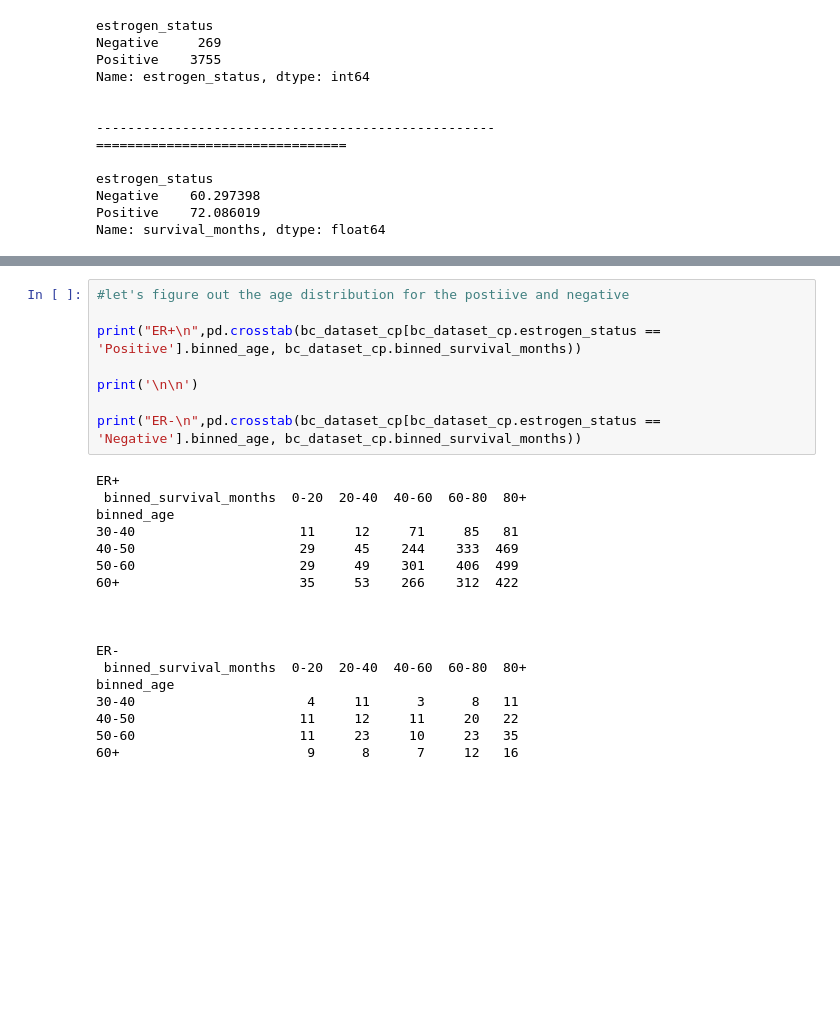
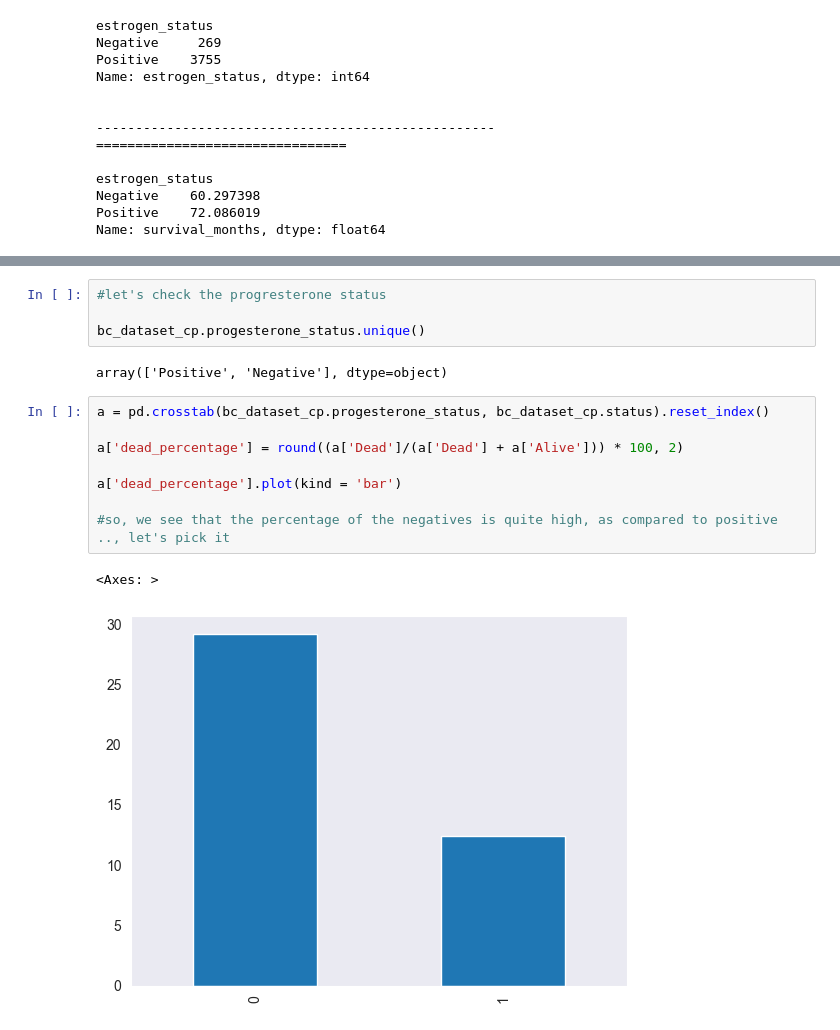
Before and after one commit to richwej/eda_projects, a Jupyter notebook: Project 2 - Breast Cancer/breast_cancer_eda.ipynb, the cells around one changed output, grey strips where cells are left out. Saved outputs shown, nothing was run; the diff lists cells and outputs as text; blank space fills up the shorter version.

```diff
--- a/Project 2 - Breast Cancer/breast_cancer_eda.ipynb
+++ b/Project 2 - Breast Cancer/breast_cancer_eda.ipynb
@@ -455,29 +457,20 @@ Negative    72.023697
 Positive    74.375138
 Name: survival_months, dtype: float64
 [figure]
-# %%
-#let's figure out the age distribution for the postiive and negative
-
-print("ER+\n",pd.crosstab(bc_dataset_cp[bc_dataset_cp.estrogen_status == 'Positive'].binned_age, bc_dataset_cp.binned_survival_months))
-
-print('\n\n')
-
-print("ER-\n",pd.crosstab(bc_dataset_cp[bc_dataset_cp.estrogen_status == 'Negative'].binned_age, bc_dataset_cp.binned_survival_months))
-# %% [output]
-ER+
- binned_survival_months  0-20  20-40  40-60  60-80  80+
-binned_age
-30-40                     11     12     71     85   81
-40-50                     29     45    244    333  469
-50-60                     29     49    301    406  499
-60+                       35     53    266    312  422
-
-
-
-ER-
- binned_survival_months  0-20  20-40  40-60  60-80  80+
-binned_age
-30-40                      4     11      3      8   11
-40-50                     11     12     11     20   22
-50-60                     11     23     10     23   35
-60+                        9      8      7     12   16
+# %%
+#let's check the progresterone status
+
+bc_dataset_cp.progesterone_status.unique()
+# %% [output]
+array(['Positive', 'Negative'], dtype=object)
+# %%
+a = pd.crosstab(bc_dataset_cp.progesterone_status, bc_dataset_cp.status).reset_index()
+
+a['dead_percentage'] = round((a['Dead']/(a['Dead'] + a['Alive'])) * 100, 2)
+
+a['dead_percentage'].plot(kind = 'bar')
+
+#so, we see that the percentage of the negatives is quite high, as compared to positive .., let's pick it
+# %% [output]
+<Axes: >
+[figure, added]
```
Also changed, not shown: parts of 36 cells of this notebook, 5 other files.
